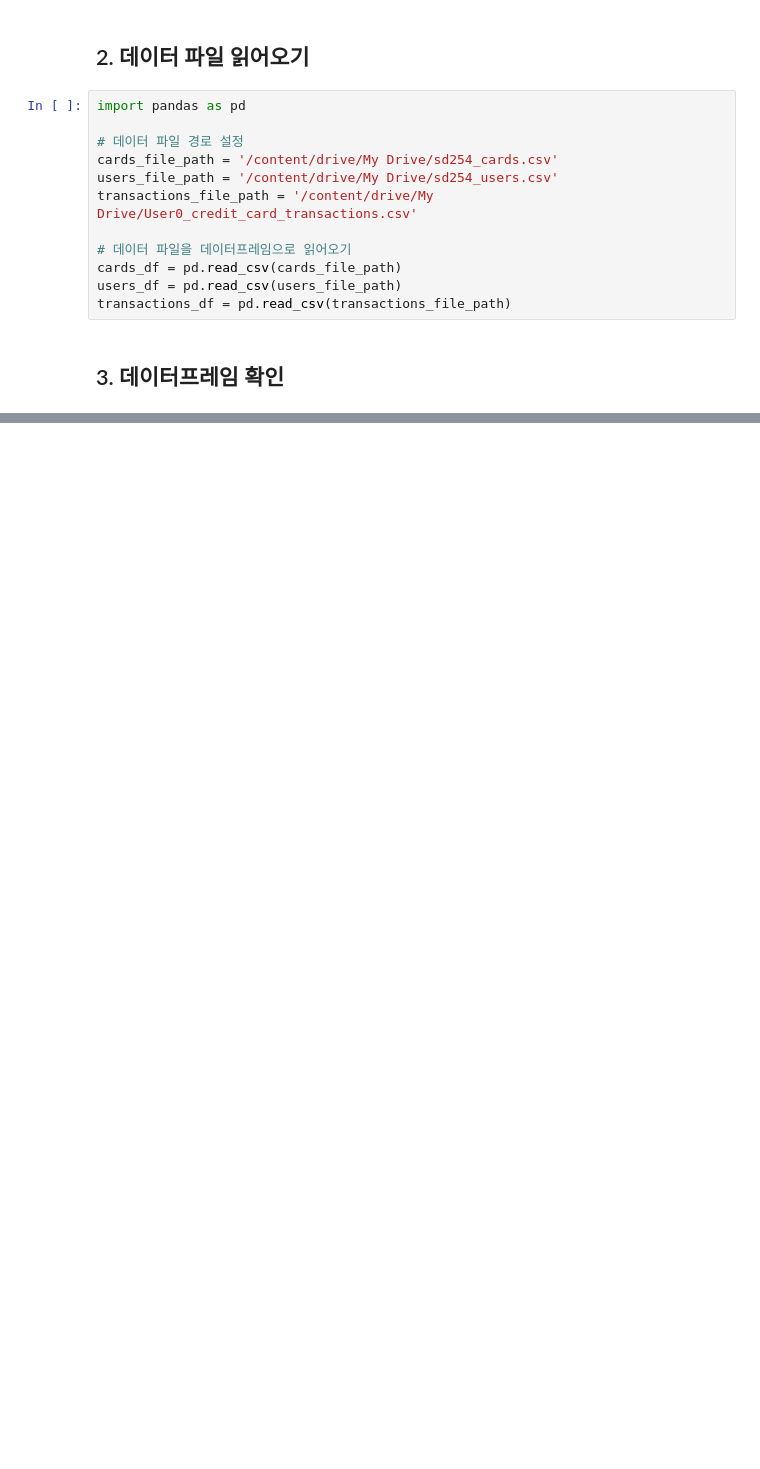
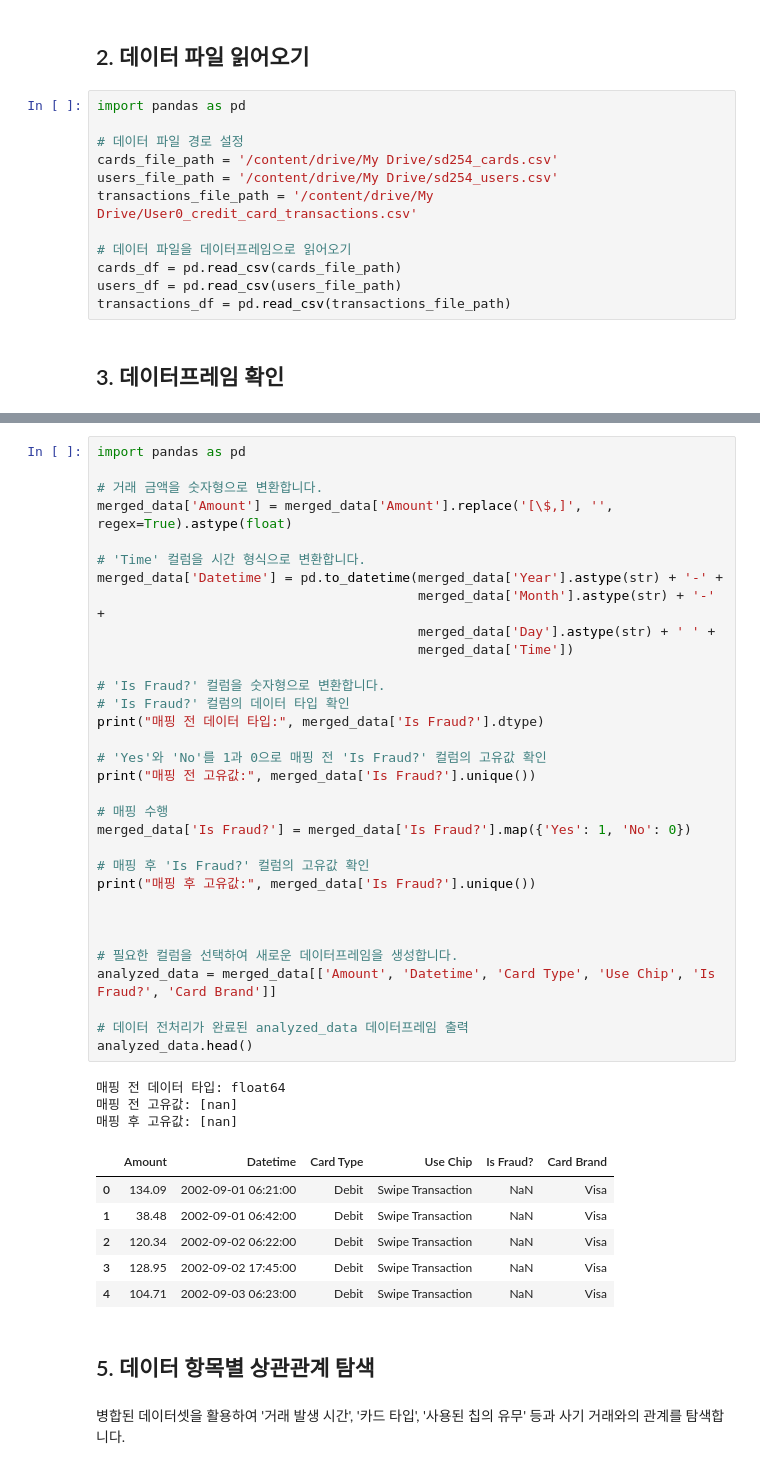
Before and after one commit to pixelwizard2/GuardianPay---Protecting-Against-Lost-Card-and-Copied-Card-Transactions, a Jupyter notebook: GuardianPay_code_(한국어).ipynb, the cells around one changed output, grey strips where cells are left out. Drawn from its saved outputs; the diff is of its cells as text; blank space fills up the shorter version.

```diff
--- a/GuardianPay_code_(한국어).ipynb
+++ b/GuardianPay_code_(한국어).ipynb
@@ -85,0 +122,46 @@ Warning: Total number of columns (26) exceeds max_columns (20) limiting to first
+# %%
+import pandas as pd
+
+# 거래 금액을 숫자형으로 변환합니다.
+merged_data['Amount'] = merged_data['Amount'].replace('[\$,]', '', regex=True).astype(float)
+
+# 'Time' 컬럼을 시간 형식으로 변환합니다.
+merged_data['Datetime'] = pd.to_datetime(merged_data['Year'].astype(str) + '-' +
+                                         merged_data['Month'].astype(str) + '-' +
+                                         merged_data['Day'].astype(str) + ' ' +
+                                         merged_data['Time'])
+
+# 'Is Fraud?' 컬럼을 숫자형으로 변환합니다.
+# 'Is Fraud?' 컬럼의 데이터 타입 확인
+print("매핑 전 데이터 타입:", merged_data['Is Fraud?'].dtype)
+
+# 'Yes'와 'No'를 1과 0으로 매핑 전 'Is Fraud?' 컬럼의 고유값 확인
+print("매핑 전 고유값:", merged_data['Is Fraud?'].unique())
+
+# 매핑 수행
+merged_data['Is Fraud?'] = merged_data['Is Fraud?'].map({'Yes': 1, 'No': 0})
+
+# 매핑 후 'Is Fraud?' 컬럼의 고유값 확인
+print("매핑 후 고유값:", merged_data['Is Fraud?'].unique())
+
+
+
+# 필요한 컬럼을 선택하여 새로운 데이터프레임을 생성합니다.
+analyzed_data = merged_data[['Amount', 'Datetime', 'Card Type', 'Use Chip', 'Is Fraud?', 'Card Brand']]
+
+# 데이터 전처리가 완료된 analyzed_data 데이터프레임 출력
+analyzed_data.head()
+# %% [output]
+매핑 전 데이터 타입: float64
+매핑 전 고유값: [nan]
+매핑 후 고유값: [nan]
+|  | Amount | Datetime | Card Type | Use Chip | Is Fraud? | Card Brand |
+| 0 | 134.09 | 2002-09-01 06:21:00 | Debit | Swipe Transaction | NaN | Visa |
+| 1 | 38.48 | 2002-09-01 06:42:00 | Debit | Swipe Transaction | NaN | Visa |
+| 2 | 120.34 | 2002-09-02 06:22:00 | Debit | Swipe Transaction | NaN | Visa |
+| 3 | 128.95 | 2002-09-02 17:45:00 | Debit | Swipe Transaction | NaN | Visa |
+| 4 | 104.71 | 2002-09-03 06:23:00 | Debit | Swipe Transaction | NaN | Visa |
+# %% [markdown]
+## 5. 데이터 항목별 상관관계 탐색
+# %% [markdown]
+병합된 데이터셋을 활용하여 '거래 발생 시간', '카드 타입', '사용된 칩의 유무' 등과 사기 거래와의 관계를 탐색합니다.
```
Also changed, not shown: parts of 7 cells of this notebook.
